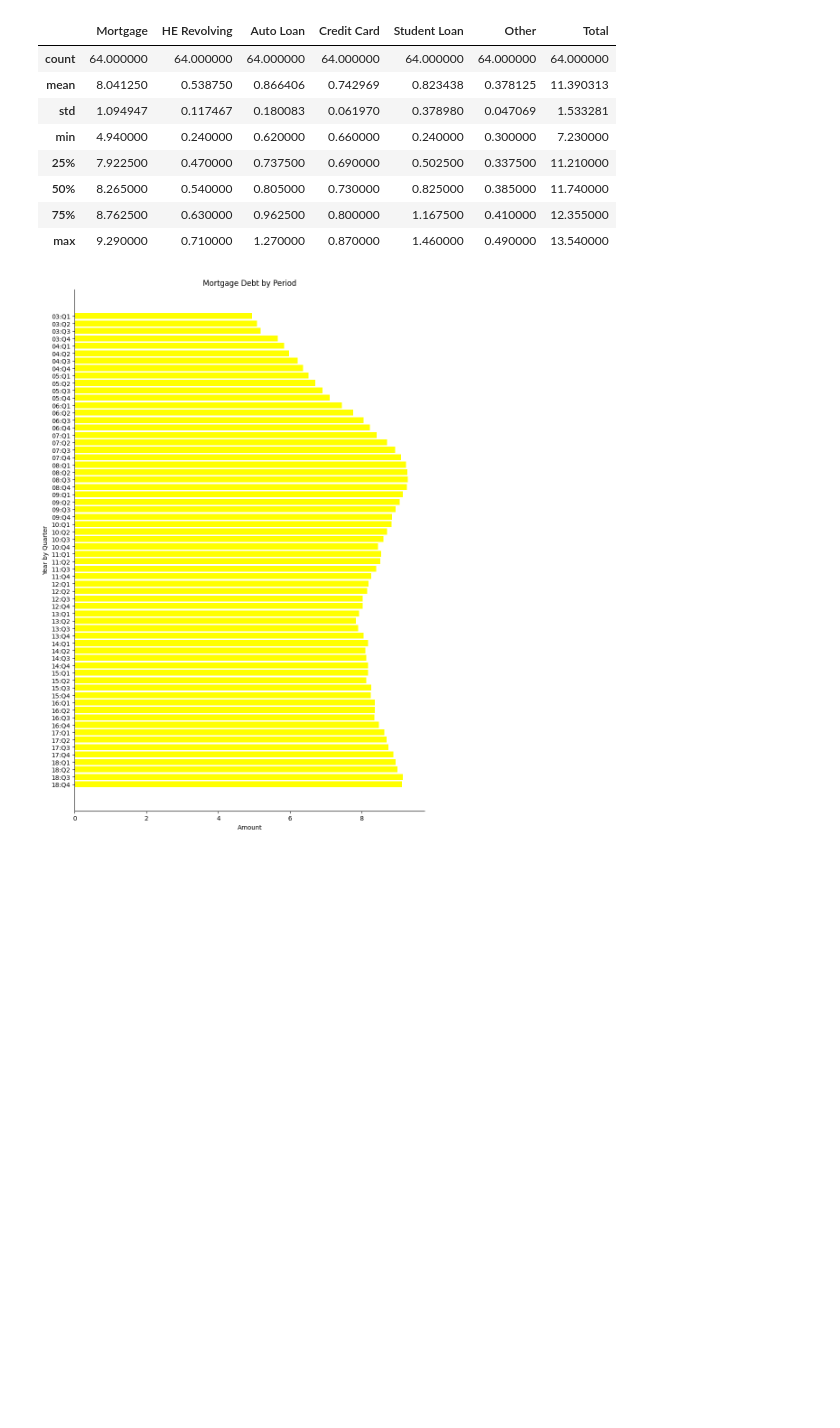
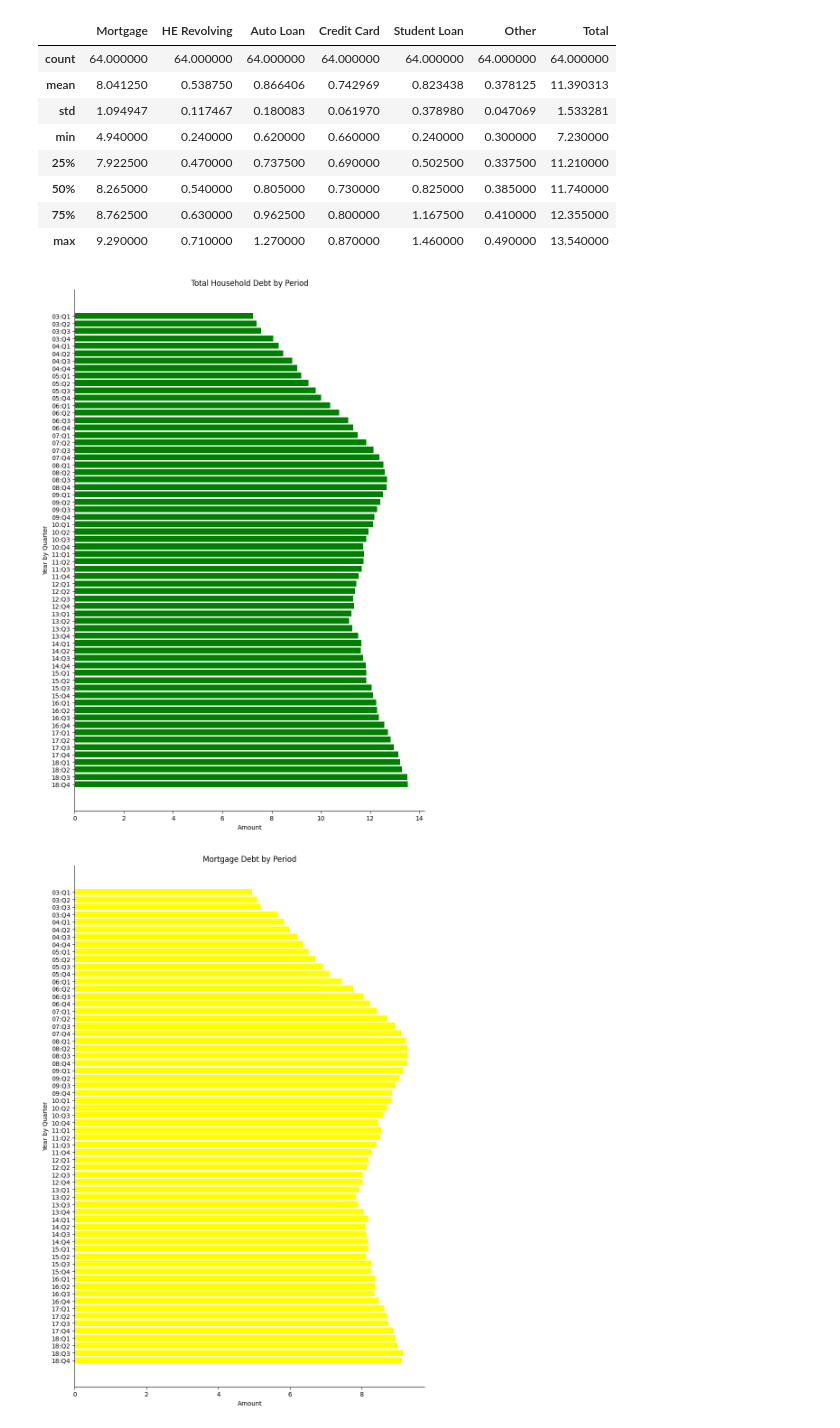
Before and after one commit to adinsa1/Data110, a Jupyter notebook: ProjectOne.ipynb, the cells around one changed output. Cells and saved outputs as stored; diff of their text form; code cells hidden in the pictures; blank space fills up the shorter version.

```diff
--- a/ProjectOne.ipynb
+++ b/ProjectOne.ipynb
@@ -61,6 +61,20 @@ df.describe()
 | 50% | 8.265000 | 0.540000 | 0.805000 | 0.730000 | 0.825000 | 0.385000 | 11.740000 |
 | 75% | 8.762500 | 0.630000 | 0.962500 | 0.800000 | 1.167500 | 0.410000 | 12.355000 |
 | max | 9.290000 | 0.710000 | 1.270000 | 0.870000 | 1.460000 | 0.490000 | 13.540000 |
+# %%
+# Line Graph of Total Household Debt by Period
+plt.figure(figsize=(10, 15))
+sorted_df = df.sort_values(by='Period',ascending=False)
+plt.barh(sorted_df['Period'],sorted_df['Total'], color = 'green')
+plt.title('Total Household Debt by Period')
+plt.xlabel('Amount')
+plt.ylabel('Year by Quarter')
+ax=plt.gca()
+ax.spines['top'].set_visible(False)
+ax.spines['right'].set_visible(False)
+plt.show()
+# %% [output]
+[figure, added]
 # %%
 # Plot Bar Graph of  Mortgage Debt by Period
 plt.figure(figsize=(10, 15))
```
Also changed, not shown: parts of 4 cells of this notebook.
